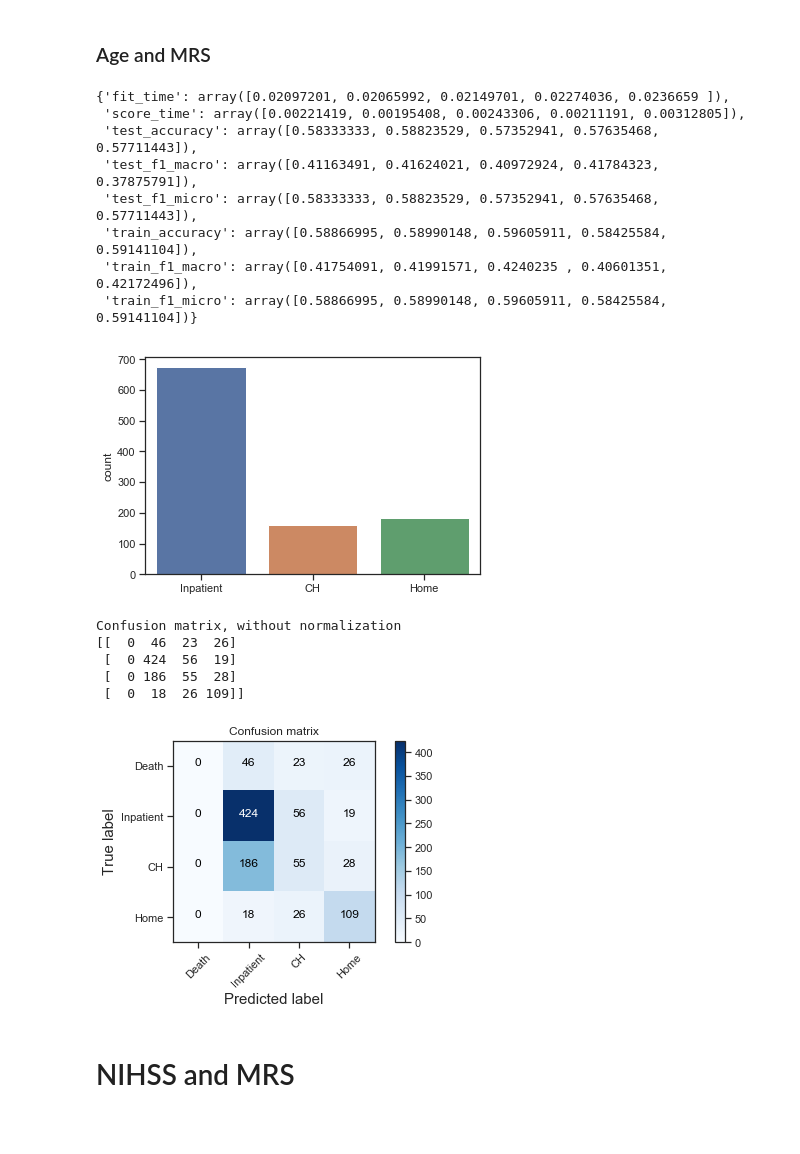
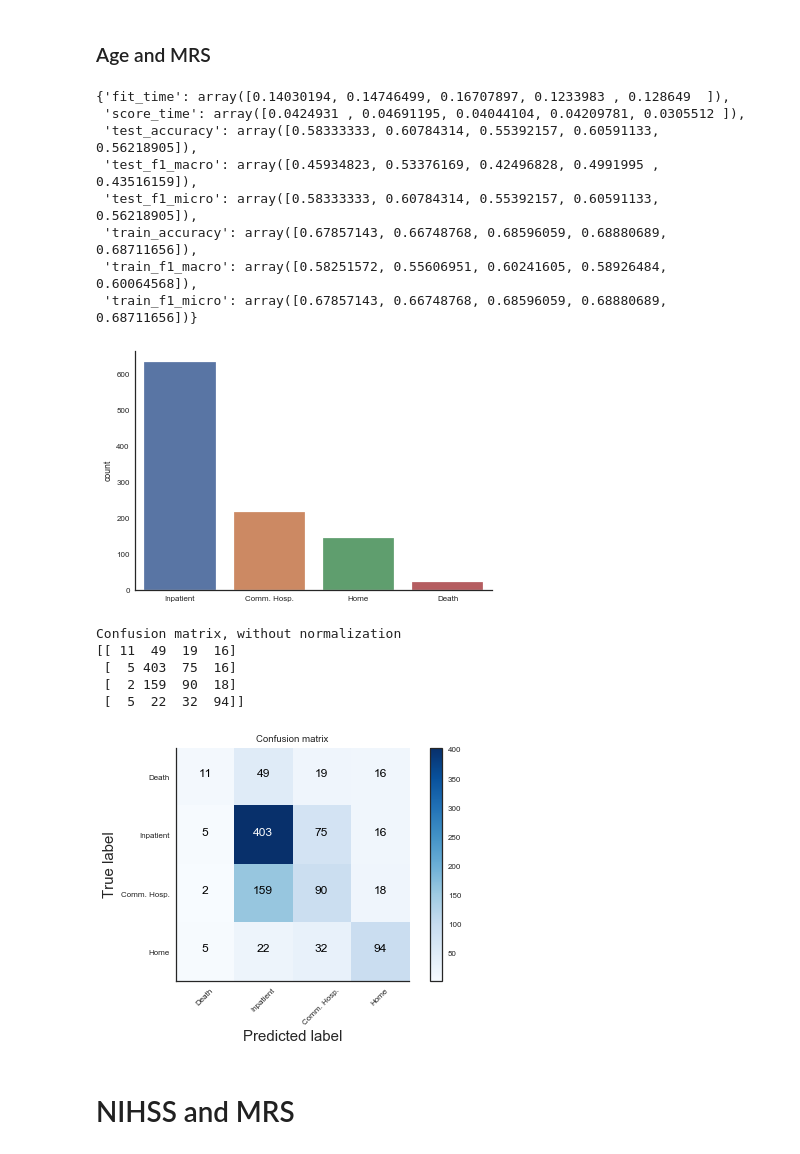
Before and after one commit to archydeberker/stroke-discharge, a Jupyter notebook: code/stroke-analysis.ipynb, the cells around one changed output. Cells and saved outputs as stored; diff of their text form; code cells hidden in the pictures; blank space fills up the shorter version.

```diff
--- a/code/stroke-analysis.ipynb
+++ b/code/stroke-analysis.ipynb
@@ -24,7 +24,8 @@ sns.__version__
 # %% [output]
 '0.9.0'
 # %%
-def plot_confusion_matrix(cm, classes,
+def plot_confusion_matrix(cm,
+                          classes,
                           normalize=False,
                           title='Confusion matrix',
                           cmap=plt.cm.Blues):
@@ -44,8 +45,8 @@ def plot_confusion_matrix(cm, classes,
     plt.title(title)
     plt.colorbar()
     tick_marks = np.arange(len(classes))
-    plt.xticks(tick_marks, classes, rotation=45)
-    plt.yticks(tick_marks, classes)
+    plt.xticks(tick_marks, classes, rotation=45, fontsize=int(_xlabel_size*0.8))
+    plt.yticks(tick_marks, classes, fontsize=int(_xlabel_size*0.8))
 
     fmt = '.2f' if normalize else 'd'
     thresh = cm.max() / 2.
@@ -55,8 +56,8 @@ def plot_confusion_matrix(cm, classes,
                  color="white" if cm[i, j] > thresh else "black")
 
     plt.tight_layout()
-    plt.ylabel('True label', fontsize=15)
-    plt.xlabel('Predicted label', fontsize=15)
+    plt.ylabel('True label', fontsize=_xlabel_size)
+    plt.xlabel('Predicted label', fontsize=_ylabel_size)
 # %% [markdown]
 ## 1. Basic data analysis
 # %%
@@ -840,14 +842,14 @@ plt.show()
 # %% [markdown]
 ### Using pairs
 # %%
-def run_model(X, class_weight=None, lm=None):
-    if lm is None:
-        lm = RandomForestClassifier(multi_class='multinomial', solver='saga', class_weight=None, max_iter=1000)
+def run_model(X, class_weight=None, rf=None):
+    if rf is None:
+        rf = RandomForestClassifier(n_estimators=100, max_depth=7, min_samples_split=3)
 
-    scores = cross_validate(lm, X, y, scoring=('accuracy', 'f1_macro', 'f1_micro'), cv=5)
+    scores = cross_validate(rf, X, y, scoring=('accuracy', 'f1_macro', 'f1_micro'), cv=10)
     # collated_scores['NIHSS'] = scores['test_accuracy']
     pprint(scores)
-    y_pred = cross_val_predict(lm, X, y)
+    y_pred = cross_val_predict(rf, X, y)
     sns.countplot([outcome_dict[yy] for yy in y_pred])
     plt.show()
 
@@ -859,4 +861,5 @@ def run_model(X, class_weight=None, lm=None):
 X = df_train[['Age', 'NIHSS']].values.reshape(-1,2)
 X = stats.zscore(X)
 scores = run_model(X)
+collated_scores['Age + NIHSS'] = scores['test_accuracy']
 # %% [output]
@@ -880,24 +883,25 @@ Confusion matrix, without normalization
 # %%
 X = df_train['Age'].values.reshape(-1,1)
 X = stats.zscore(X)
 X = np.concatenate((X, pd.get_dummies(df_train['MRS']).values), axis=1)
 scores = run_model(X)
+collated_scores['Age + MRS'] = scores['test_accuracy']
 # %% [output]
-{'fit_time': array([0.02097201, 0.02065992, 0.02149701, 0.02274036, 0.0236659 ]),
- 'score_time': array([0.00221419, 0.00195408, 0.00243306, 0.00211191, 0.00312805]),
- 'test_accuracy': array([0.58333333, 0.58823529, 0.57352941, 0.57635468, 0.57711443]),
- 'test_f1_macro': array([0.41163491, 0.41624021, 0.40972924, 0.41784323, 0.37875791]),
- 'test_f1_micro': array([0.58333333, 0.58823529, 0.57352941, 0.57635468, 0.57711443]),
- 'train_accuracy': array([0.58866995, 0.58990148, 0.59605911, 0.58425584, 0.59141104]),
- 'train_f1_macro': array([0.41754091, 0.41991571, 0.4240235 , 0.40601351, 0.42172496]),
- 'train_f1_micro': array([0.58866995, 0.58990148, 0.59605911, 0.58425584, 0.59141104])}
+{'fit_time': array([0.14030194, 0.14746499, 0.16707897, 0.1233983 , 0.128649  ]),
+ 'score_time': array([0.0424931 , 0.04691195, 0.04044104, 0.04209781, 0.0305512 ]),
+ 'test_accuracy': array([0.58333333, 0.60784314, 0.55392157, 0.60591133, 0.56218905]),
+ 'test_f1_macro': array([0.45934823, 0.53376169, 0.42496828, 0.4991995 , 0.43516159]),
+ 'test_f1_micro': array([0.58333333, 0.60784314, 0.55392157, 0.60591133, 0.56218905]),
+ 'train_accuracy': array([0.67857143, 0.66748768, 0.68596059, 0.68880689, 0.68711656]),
+ 'train_f1_macro': array([0.58251572, 0.55606951, 0.60241605, 0.58926484, 0.60064568]),
+ 'train_f1_micro': array([0.67857143, 0.66748768, 0.68596059, 0.68880689, 0.68711656])}
-[figure, old version]
+[figure, new version]
 Confusion matrix, without normalization
-[[  0  46  23  26]
- [  0 424  56  19]
- [  0 186  55  28]
- [  0  18  26 109]]
+[[ 11  49  19  16]
+ [  5 403  75  16]
+ [  2 159  90  18]
+ [  5  22  32  94]]
-[figure, old version]
+[figure, new version]
 # %% [markdown]
 # NIHSS and MRS
 # %%
```
Also changed, not shown: parts of 20 cells of this notebook.
